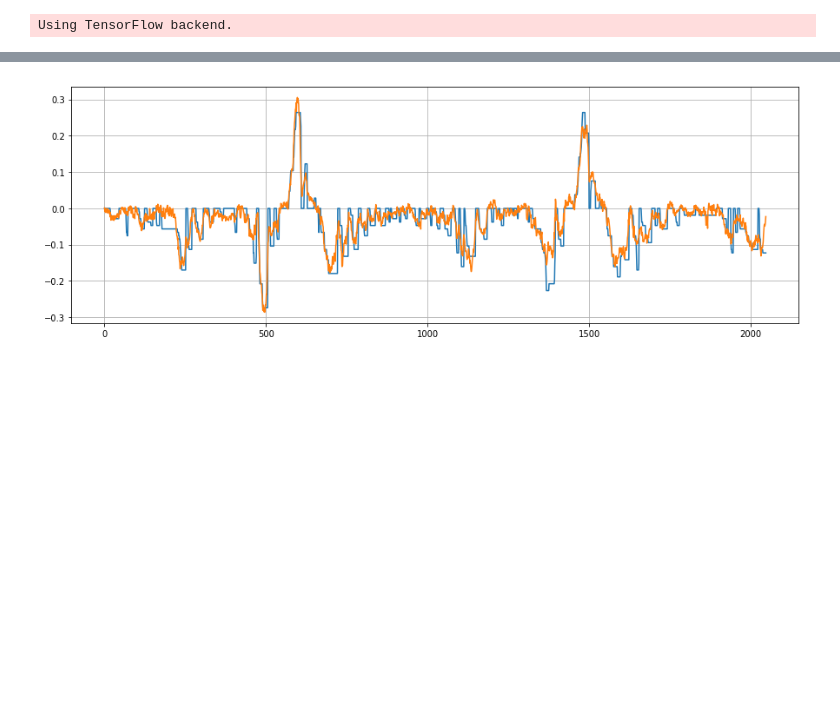
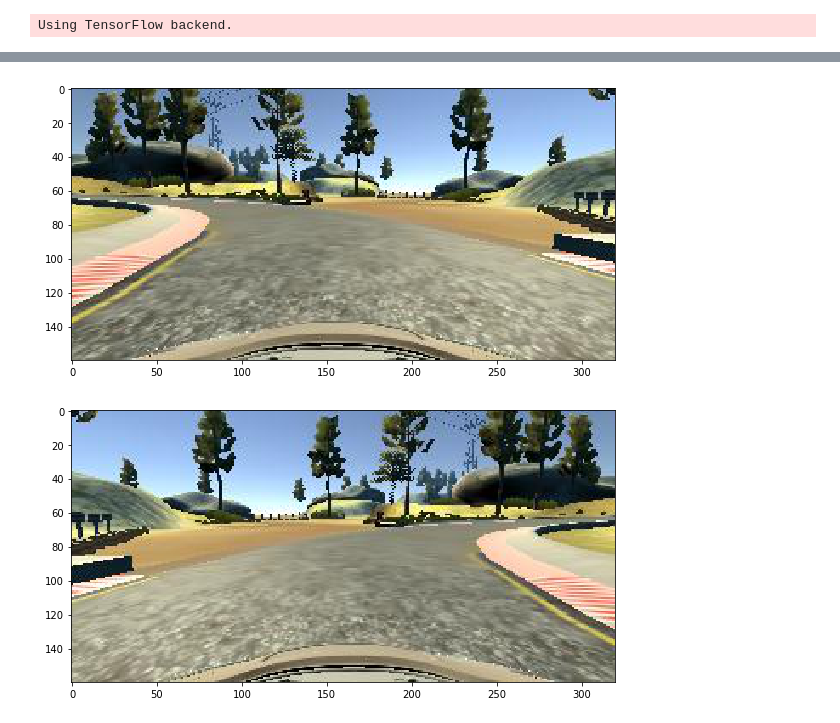
Before and after one commit to SIakovlev/CarND_Term1_P3, a Jupyter notebook: model.ipynb, the cells around one changed output, grey strips where cells are left out. Cells and saved outputs as stored; diff of their text form; code cells hidden in the pictures; blank space fills up the shorter version.

```diff
--- a/model.ipynb
+++ b/model.ipynb
@@ -250,3 +293,21 @@ plt.show()
+# %%
+im_index = lines[1050][0].find('/images')
+image_example = cv2.cvtColor(cv2.imread('..' + lines[480][0][im_index:]), cv2.COLOR_BGR2RGB)
+
+plt.figure(figsize=(10,5))
+plt.imshow(image_example)
+plt.savefig('report_images/original_image_notflipped.png', bbox_inches='tight')
+plt.show()
+
+flipped_image = np.fliplr(image_example)
+
+plt.figure(figsize=(10,5))
+plt.imshow(flipped_image)
+plt.savefig('report_images/original_image_flipped.png', bbox_inches='tight')
+plt.show()
+# %% [output]
+[figure, added]
+[figure, added]
 # %%
 # Generator to generate images for test of obtained model
 
@@ -300,8 +361,6 @@ plt.plot(ang)
 plt.plot(ang_predict)
 plt.grid()
 plt.show()
-# %% [output]
-[figure, removed]
 # %%
 plt.figure(figsize=(15,5))
 plt.imshow(imgs[600])
```
Also changed, not shown: parts of 3 cells of this notebook, 7 other files.
